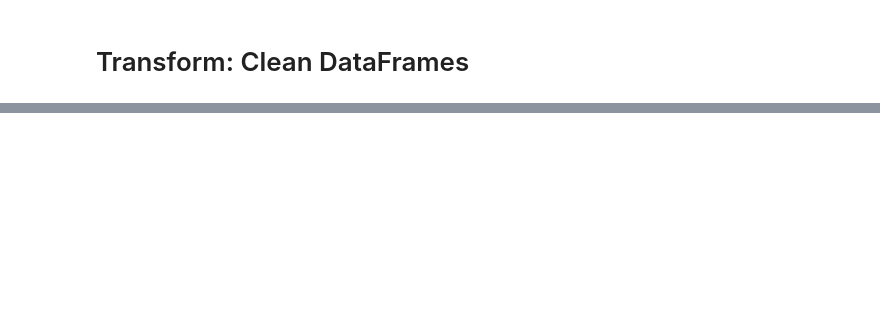
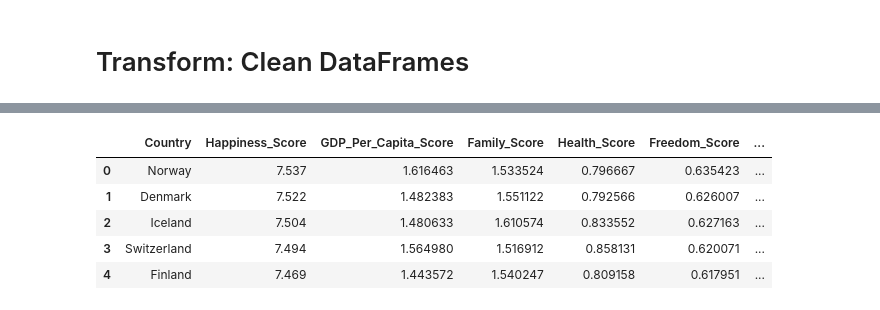
Before and after one commit to hollybergen/Data_Viz_GroupProj_ETL, a Jupyter notebook: Happiness_Master.ipynb, the cells around one changed output, grey strips where cells are left out. Drawn from its saved outputs; the diff is of its cells as text; code cells hidden in the pictures; blank space fills up the shorter version.

```diff
--- a/Happiness_Master.ipynb
+++ b/Happiness_Master.ipynb
@@ -114,0 +229,27 @@ Name: 2018, Length: 264, dtype: float64
+# %%
+#------------Transform: World Happiness dataframe------------#
+
+# Create a filtered dataframe from specific columns
+happiness_cols = ["Country", "Happiness.Score", "Economy..GDP.per.Capita.","Family","Health..Life.Expectancy.","Freedom","Generosity","Trust..Government.Corruption.","Dystopia.Residual"]
+happiness_transformed= happiness_df[happiness_cols].copy()
+
+# Rename the column headers to something more easy to handle
+happiness_transformed = happiness_transformed.rename(columns={"Happiness.Score": "Happiness_Score",
+                                                          "Economy..GDP.per.Capita.": "GDP_Per_Capita_Score",
+                                                          "Family": "Family_Score",
+                                                          "Health..Life.Expectancy.":"Health_Score",
+                                                           "Freedom":"Freedom_Score",
+                                                           "Generosity":"Generosity_Score",
+                                                           "Trust..Government.Corruption.": "Trust_Govt_Score",
+                                                           "Dystopia.Residual":"Dystopia_Score"})
+
+# Clean the data by dropping duplicates and setting the index
+happiness_transformed.drop_duplicates("Country", inplace=True)
+happiness_transformed.head()
+# %% [output]
+|  | Country | Happiness_Score | GDP_Per_Capita_Score | Family_Score | Health_Score | Freedom_Score | ... |
+| 0 | Norway | 7.537 | 1.616463 | 1.533524 | 0.796667 | 0.635423 | ... |
+| 1 | Denmark | 7.522 | 1.482383 | 1.551122 | 0.792566 | 0.626007 | ... |
+| 2 | Iceland | 7.504 | 1.480633 | 1.610574 | 0.833552 | 0.627163 | ... |
+| 3 | Switzerland | 7.494 | 1.564980 | 1.516912 | 0.858131 | 0.620071 | ... |
+| 4 | Finland | 7.469 | 1.443572 | 1.540247 | 0.809158 | 0.617951 | ... |
```
Also changed, not shown: parts of 15 cells of this notebook, 1 other file.
